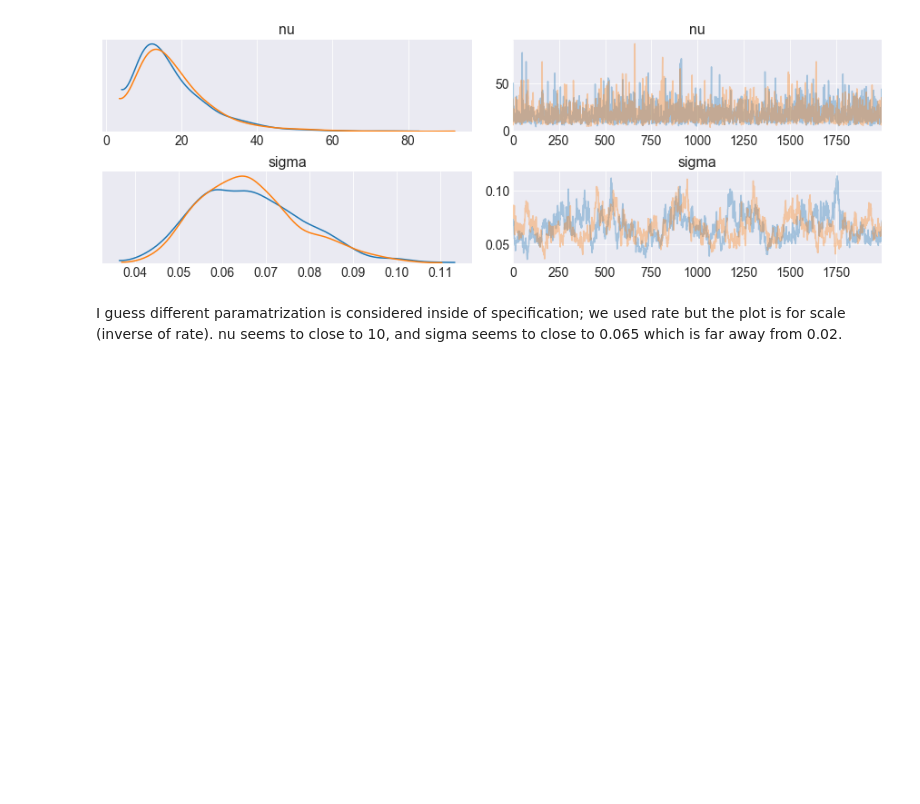
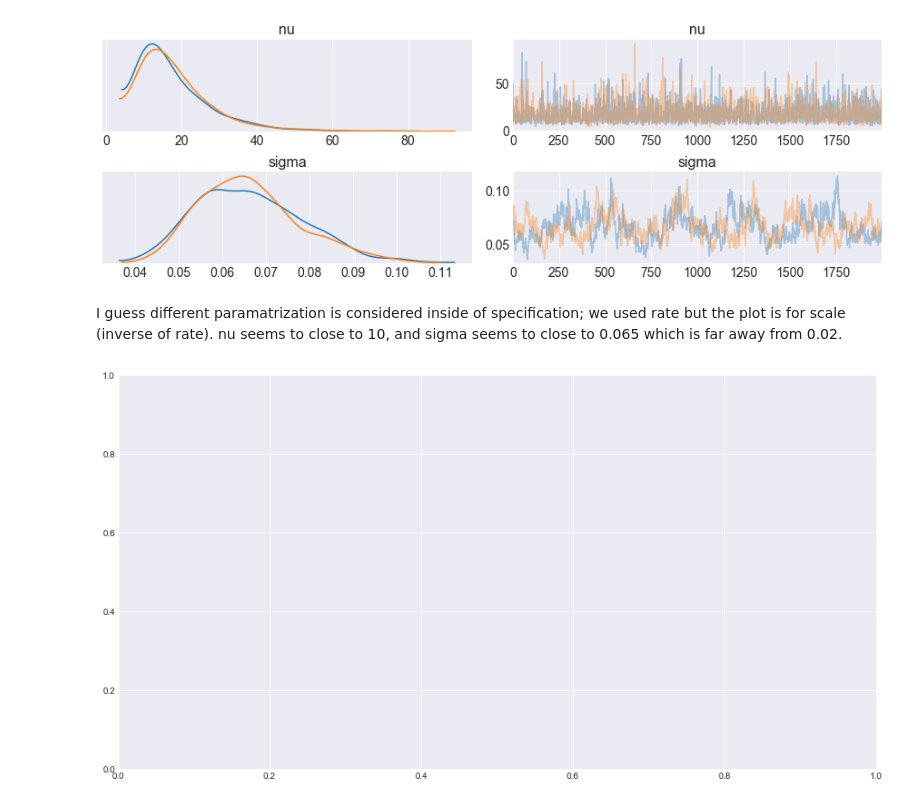
Before and after one commit to tom-hc-park/MSc-RA-Bayesian-evidence-synthesis, a Jupyter notebook: pyMC3 practice for MCMC and variational Bayes.ipynb, the cells around one changed output. Drawn from its saved outputs; the diff is of its cells as text; code cells hidden in the pictures; blank space fills up the shorter version.

```diff
--- a/pyMC3 practice for MCMC and variational Bayes.ipynb
+++ b/pyMC3 practice for MCMC and variational Bayes.ipynb
@@ -385,3 +390,8 @@ pm.traceplot(trace, var_names=['nu','sigma']);
 # %% [markdown]
 I guess different paramatrization is considered inside of specification; we used rate but the plot is for scale (inverse of rate).
 nu seems to close to 10, and sigma seems to close to 0.065 which is far away from 0.02.
+# %%
+fig, ax=plt.subplots(figsize=(15,8))
+# when you run this you get figure object (canvas) showing
+# %% [output]
+[figure, added]
```
Also changed, not shown: parts of 20 cells of this notebook.
